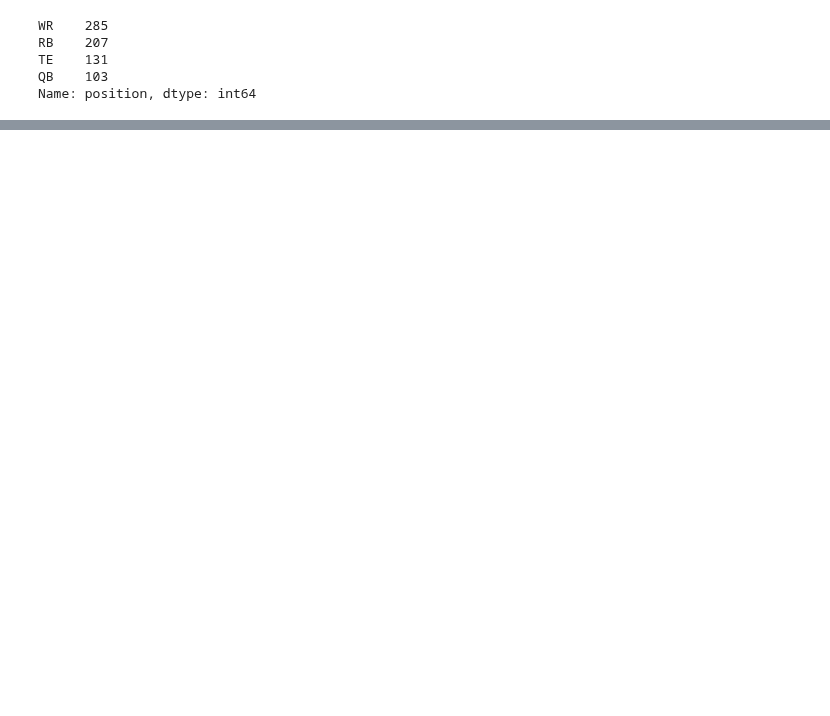
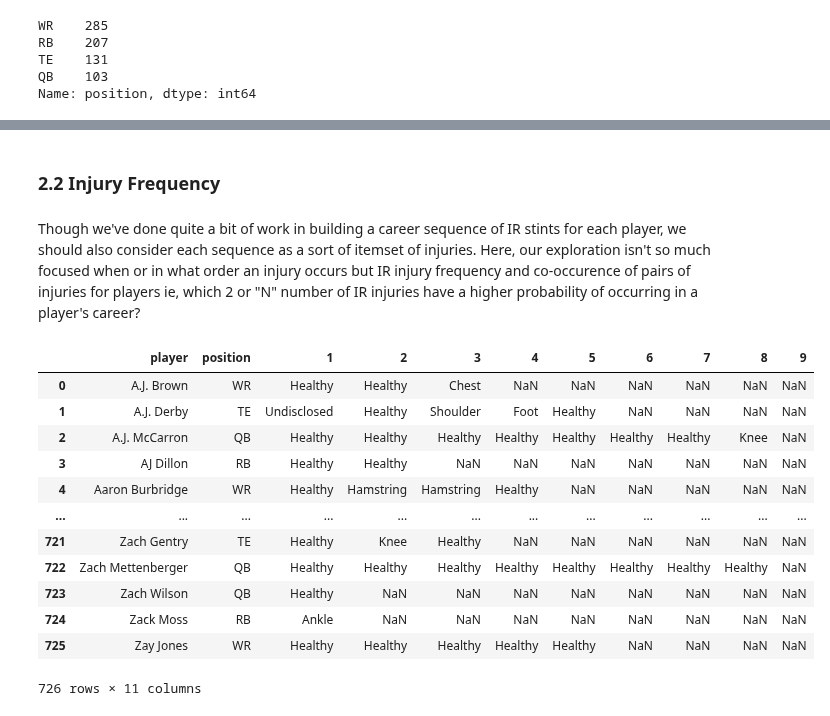
Before and after one commit to djboudia/Gridiron-Gurneys, a Jupyter notebook: 02_EDA_Model_Development.ipynb, the cells around one changed output, grey strips where cells are left out. Cells and saved outputs as stored; diff of their text form; code cells hidden in the pictures; blank space fills up the shorter version.

```diff
--- a/02_EDA_Model_Development.ipynb
+++ b/02_EDA_Model_Development.ipynb
@@ -87,0 +146,20 @@ AttributeError: 'dict' object has no attribute 'sort_keys'
+# %% [markdown]
+### 2.2 Injury Frequency
+# %% [markdown]
+Though we've done quite a bit of work in building a career sequence of IR stints for each player, we should also consider each sequence as a sort of itemset of injuries. Here, our exploration isn't so much focused when or in what order an injury occurs but IR injury frequency and co-occurence of pairs of injuries for players ie, which 2 or "N" number of IR injuries have a higher probability of occurring in a player's career?
+# %%
+career
+# %% [output]
+|  | player | position | 1 | 2 | 3 | 4 | 5 | 6 | 7 | 8 | 9 |
+| 0 | A.J. Brown | WR | Healthy | Healthy | Chest | NaN | NaN | NaN | NaN | NaN | NaN |
+| 1 | A.J. Derby | TE | Undisclosed | Healthy | Shoulder | Foot | Healthy | NaN | NaN | NaN | NaN |
+| 2 | A.J. McCarron | QB | Healthy | Healthy | Healthy | Healthy | Healthy | Healthy | Healthy | Knee | NaN |
+| 3 | AJ Dillon | RB | Healthy | Healthy | NaN | NaN | NaN | NaN | NaN | NaN | NaN |
+| 4 | Aaron Burbridge | WR | Healthy | Hamstring | Hamstring | Healthy | NaN | NaN | NaN | NaN | NaN |
+| ... | ... | ... | ... | ... | ... | ... | ... | ... | ... | ... | ... |
+| 721 | Zach Gentry | TE | Healthy | Knee | Healthy | NaN | NaN | NaN | NaN | NaN | NaN |
+| 722 | Zach Mettenberger | QB | Healthy | Healthy | Healthy | Healthy | Healthy | Healthy | Healthy | Healthy | NaN |
+| 723 | Zach Wilson | QB | Healthy | NaN | NaN | NaN | NaN | NaN | NaN | NaN | NaN |
+| 724 | Zack Moss | RB | Ankle | NaN | NaN | NaN | NaN | NaN | NaN | NaN | NaN |
+| 725 | Zay Jones | WR | Healthy | Healthy | Healthy | Healthy | Healthy | NaN | NaN | NaN | NaN |
+726 rows × 11 columns
```
Also changed, not shown: parts of 28 cells of this notebook.
